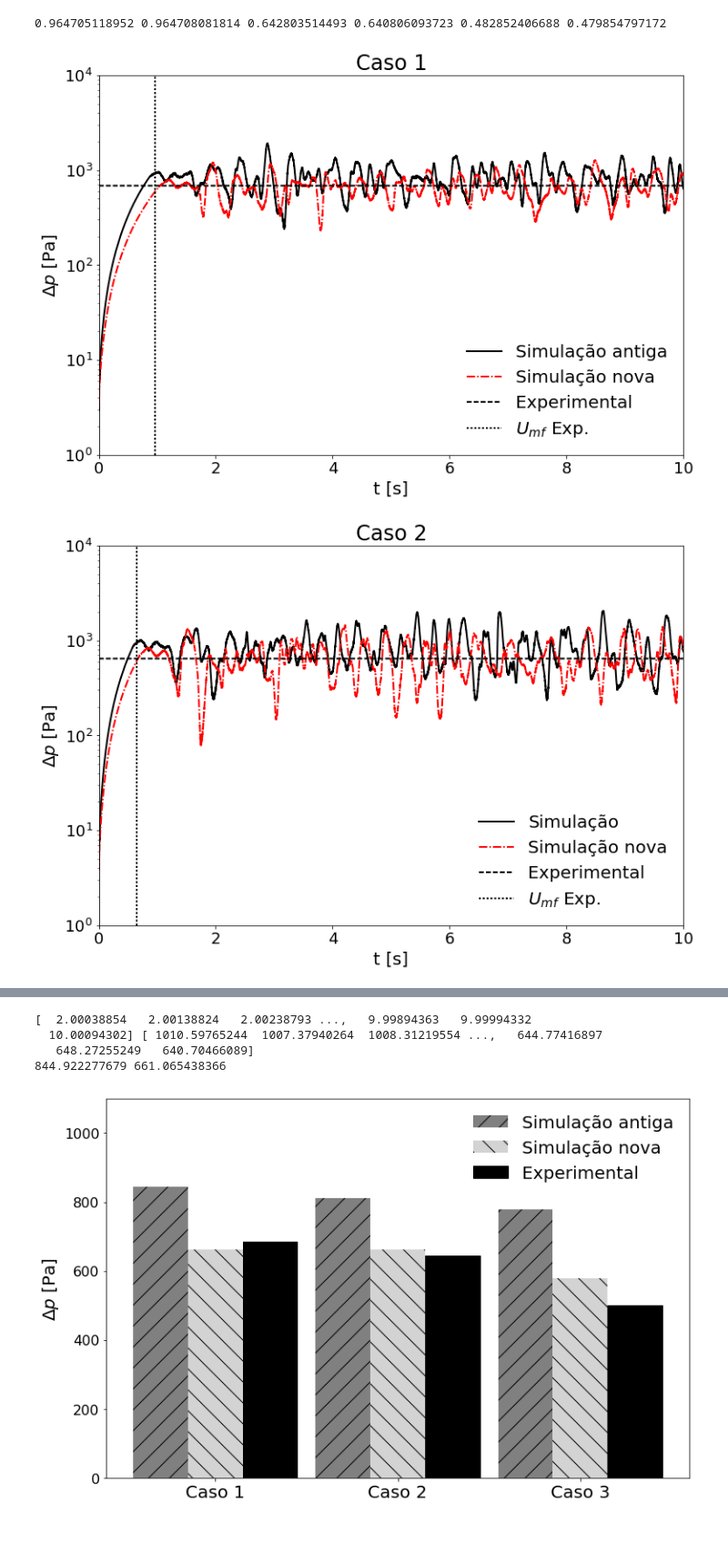
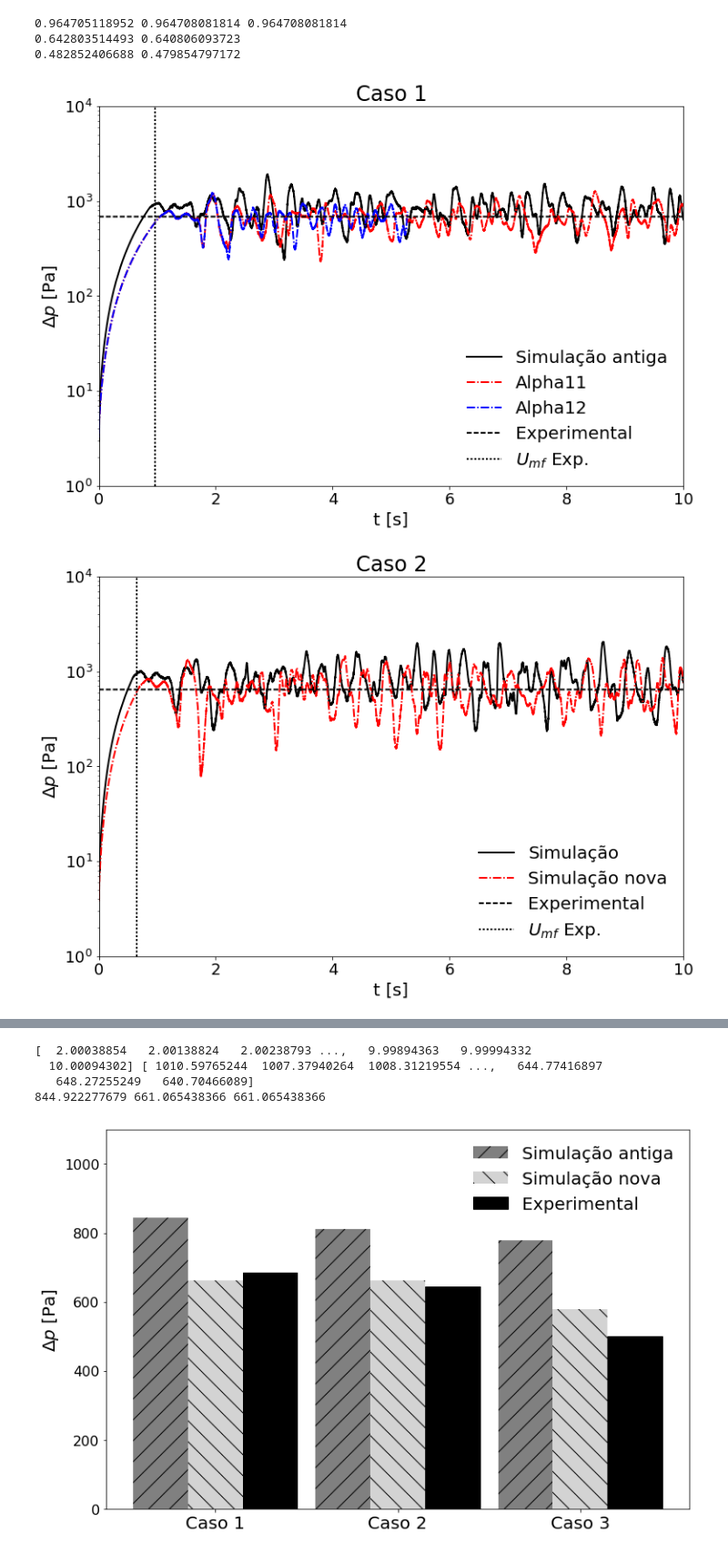
Before and after one commit to lucillalmeida/doutorado-validacoes, a Jupyter notebook: fluidized-bed/Pressure_drop_comparion.ipynb, the cells around one changed output, grey strips where cells are left out. Shown at 91% size. Cells and saved outputs as stored; diff of their text form; code cells hidden in the pictures.

```diff
--- a/fluidized-bed/Pressure_drop_comparion.ipynb
+++ b/fluidized-bed/Pressure_drop_comparion.ipynb
@@ -39,6 +39,10 @@ simulation_data = open("pressure_point1_alpha11.out", 'r')
 i1, case1_time_point1_alpha11, case1_pressure_point1_alpha11 = np.loadtxt(simulation_data, delimiter = ' ', skiprows = 3, unpack = True)
 simulation_data.close()
 
+simulation_data = open("case1-alpha12-standard-ratio4-pressure_point1.out", 'r')
+i5, case1_time_point1_alpha12, case1_pressure_point1_alpha12 = np.loadtxt(simulation_data, delimiter = ' ', skiprows = 3, unpack = True)
+simulation_data.close()
+
 simulation_data = open("NETL-no-distributor-mass-inlet-case1-pressure_point2.out", 'r')
 case1_time_point2, case1_pressure_point2 = np.loadtxt(simulation_data, delimiter = ' ', skiprows = 2, unpack = True)
 simulation_data.close()
@@ -47,12 +51,20 @@ simulation_data = open("pressure_point2_alpha11.out", 'r')
 i2, case1_time_point2_alpha11, case1_pressure_point2_alpha11 = np.loadtxt(simulation_data, delimiter = ' ', skiprows = 3, unpack = True)
 simulation_data.close()
 
+simulation_data = open("case1-alpha12-standard-ratio4-pressure_point2.out", 'r')
+i4, case1_time_point2_alpha12, case1_pressure_point2_alpha12 = np.loadtxt(simulation_data, delimiter = ' ', skiprows = 3, unpack = True)
+simulation_data.close()
+
 simulation_data = open("NETL-no-distributor-mass-inlet-case1-velocity-inlet.out", 'r')
 case1_time_point1, case1_velocity = np.loadtxt(simulation_data, delimiter = ' ', skiprows = 2, unpack = True)
 simulation_data.close()
 
 simulation_data = open("velocity-inlet_alpha11.out", 'r')
 i3, case1_time_point1_alpha11, case1_velocity_alpha11 = np.loadtxt(simulation_data, delimiter = ' ', skiprows = 3, unpack = True)
+simulation_data.close()
+
+simulation_data = open("velocity-inlet_alpha12.out", 'r')
+i3, case1_time_point1_alpha12_vel, case1_velocity_alpha12 = np.loadtxt(simulation_data, delimiter = ' ', skiprows = 3, unpack = True)
 simulation_data.close()
 
 
@@ -113,6 +125,7 @@ simulation_data.close()
 # %%
 case1_pressure_drop = case1_pressure_point1 - case1_pressure_point2
 case1_alpha_pressure_drop = case1_pressure_point1_alpha11 - case1_pressure_point2_alpha11
+case1_alpha12_pressure_drop = case1_pressure_point1_alpha12 - case1_pressure_point2_alpha12
 case2_pressure_drop = case2_pressure_point1 - case2_pressure_point2
 case2_alpha_pressure_drop = case2_pressure_point1_alpha11 - case2_pressure_point2_alpha11
 case3_pressure_drop = case3_pressure_point1 - case3_pressure_point2
@@ -124,14 +137,19 @@ case2_exp_pressure_drop  = np.full(case2_pressure_drop.shape, case2_exp)
 case3_exp_pressure_drop  = np.full(case3_pressure_drop.shape, case3_exp)
 case1_t_min_fluid_velocity = case1_time_point1[np.argmax(case1_velocity>exp_minimum_fluid_velocity)]
 case1_alpha11_t_min_fluid_velocity = case1_time_point1_alpha11[np.argmax(case1_velocity_alpha11>exp_minimum_fluid_velocity)]
+case1_alpha12_t_min_fluid_velocity = case1_time_point1_alpha12[np.argmax(case1_velocity_alpha12>exp_minimum_fluid_velocity)]
 case2_t_min_fluid_velocity = case2_time_point1[np.argmax(case2_velocity>exp_minimum_fluid_velocity)]
 case2_alpha11_t_min_fluid_velocity = case2_time_point1_alpha11[np.argmax(case2_velocity_alpha11>exp_minimum_fluid_velocity)]
 case3_t_min_fluid_velocity = case3_time_point1[np.argmax(case3_velocity>exp_minimum_fluid_velocity)]
 case3_alpha11_t_min_fluid_velocity = case3_time_point1_alpha11[np.argmax(case3_velocity_alpha11>exp_minimum_fluid_velocity)]
 
-print(case1_t_min_fluid_velocity, case1_alpha11_t_min_fluid_velocity, case2_t_min_fluid_velocity, case2_alpha11_t_min_fluid_velocity, case3_t_min_fluid_velocity, case3_alpha11_t_min_fluid_velocity)
+print(case1_t_min_fluid_velocity, case1_alpha11_t_min_fluid_velocity, case1_alpha11_t_min_fluid_velocity)
+print(case2_t_min_fluid_velocity, case2_alpha11_t_min_fluid_velocity)
+print( case3_t_min_fluid_velocity, case3_alpha11_t_min_fluid_velocity)
 # %% [output]
-0.964705118952 0.964708081814 0.642803514493 0.640806093723 0.482852406688 0.479854797172
+0.964705118952 0.964708081814 0.964708081814
+0.642803514493 0.640806093723
+0.482852406688 0.479854797172
 # %%
 #Plotting
 
@@ -140,7 +158,8 @@ print(case1_t_min_fluid_velocity, case1_alpha11_t_min_fluid_velocity, case2_t_mi
 #Case 1
 
 plt.semilogy(case1_time_point1, case1_pressure_drop, linestyle = "-", linewidth = 2, color = "black", label = u"Simulação antiga")
-plt.semilogy(case1_time_point1_alpha11, case1_alpha_pressure_drop, linestyle = "-.", linewidth = 2, color = "red", label = u"Simulação nova")
+plt.semilogy(case1_time_point1_alpha11, case1_alpha_pressure_drop, linestyle = "-.", linewidth = 2, color = "red", label = u"Alpha11")
+plt.semilogy(case1_time_point1_alpha12, case1_alpha12_pressure_drop, linestyle = "-.", linewidth = 2, color = "blue", label = u"Alpha12")
 plt.semilogy(case1_time_point1, case1_exp_pressure_drop, color = "black",  linestyle = "--", linewidth = 2, label = u"Experimental")
 plt.axvline(case1_t_min_fluid_velocity,  color = "black",  linestyle = ":", linewidth = 2, label = u"$U_{mf}$ Exp.")
 plt.title("Caso 1", fontsize = 24)
@@ -179,34 +198,34 @@ plt.semilogy(case3_time_point1, case3_exp_pressure_drop, color = "black",  lines
 plt.semilogy(case3_time_point1_alpha11, case3_alpha_pressure_drop, linestyle = "-.", linewidth = 2, color = "red", label = u"Simulação nova")
 plt.axvline(case3_t_min_fluid_velocity,  color = "black",  linestyle = ":", linewidth = 2, label = u"$U_{mf}$ Exp.")
 plt.title("Caso 3", fontsize = 24)
 plt.xlabel("t [s]", fontsize = 20)
 plt.ylabel("$\\Delta p$ [Pa]", fontsize = 20)
 plt.xticks(fontsize = 18)
 plt.yticks(fontsize = 18)
 plt.legend(fontsize = 20, frameon = False, loc = 4)
 plt.xlim(0, 10)
 plt.ylim(1e0, 1e4)
 plt.savefig('Case3_pressure_drop.png')
 plt.show()
 
 #Case 1
 
 plt.plot(case1_time_point1, case1_pressure_drop/weight_per_area, linestyle = "-", linewidth = 2, color = "black", label = u"Simulação antiga")
 plt.plot(case1_time_point1_alpha11, case1_alpha_pressure_drop/weight_per_area, linestyle = "-.", linewidth = 2, color = "red", label = u"Simulação nova")
 plt.plot(case1_time_point1, case1_exp_pressure_drop/weight_per_area, color = "black",  linestyle = "--", linewidth = 2, label = u"Experimental")
 plt.axvline(case1_t_min_fluid_velocity,  color = "black",  linestyle = ":", linewidth = 2, label = u"$U_{mf}$ Exp.")
 plt.title("Caso 1", fontsize = 24)
 plt.xlabel("t [s]", fontsize = 20)
 plt.ylabel("$\\Delta p$ [Pa]", fontsize = 20)
 plt.xticks(fontsize = 18)
 plt.yticks(fontsize = 18)
 plt.legend(fontsize = 20, frameon = False, loc = 4)
 plt.xlim(0, 10)
 #plt.ylim(1e0, 1e4)
 plt.savefig('Case1_pressure_drop_divided_by_weight.png')
 plt.show()
 # %% [output]
-[figure, old version]
+[figure, new version]
 [figure]
 [figure]
 [figure]
@@ -215,8 +234,10 @@ plt.show()
 
 limited_time_case1 = case1_time_point1[np.argmax(case1_velocity>case1_final_velocity):]
 limited_time_case1_alpha11 = case1_time_point1_alpha11[np.argmax(case1_velocity_alpha11>case1_final_velocity):]
+limited_time_case1_alpha12 = case1_time_point1_alpha12[np.argmax(case1_velocity_alpha12>case1_final_velocity):]
 limited_pressure_case1 = case1_pressure_drop[np.argmax(case1_velocity>case1_final_velocity):]
 limited_pressure_case1_alpha11 = case1_alpha_pressure_drop[np.argmax(case1_velocity_alpha11>case1_final_velocity):]
+limited_pressure_case1_alpha12 = case1_alpha_pressure_drop[np.argmax(case1_velocity_alpha12>case1_final_velocity):]
 print(limited_time_case1,limited_pressure_case1 )
 
 limited_time_case2 = case1_time_point2[np.argmax(case2_velocity>case2_final_velocity):]
@@ -231,15 +252,17 @@ limited_pressure_case3_alpha11 = case3_alpha_pressure_drop[np.argmax(case3_veloc
 
 case1_mean_pressure_drop=np.mean(limited_pressure_case1)
 case1_mean_pressure_drop_alpha11=np.mean(limited_pressure_case1_alpha11)
+case1_mean_pressure_drop_alpha12=np.mean(limited_pressure_case1_alpha12)
 case2_mean_pressure_drop=np.mean(limited_pressure_case2)
 case2_mean_pressure_drop_alpha11=np.mean(limited_pressure_case2_alpha11)
 case3_mean_pressure_drop=np.mean(limited_pressure_case3)
 case3_mean_pressure_drop_alpha11=np.mean(limited_pressure_case3_alpha11)
 
-print(case1_mean_pressure_drop, case1_mean_pressure_drop_alpha11)
+print(case1_mean_pressure_drop, case1_mean_pressure_drop_alpha11, case1_mean_pressure_drop_alpha12)
 
 error_case1 = (case1_exp-case1_mean_pressure_drop)/case1_mean_pressure_drop
 error_case1_alpha11 = (case1_exp-case1_mean_pressure_drop_alpha11)/case1_mean_pressure_drop_alpha11
+error_case1_alpha12 = (case1_exp-case1_mean_pressure_drop_alpha12)/case1_mean_pressure_drop_alpha11
 error_case2 = (case2_exp-case2_mean_pressure_drop)/case2_mean_pressure_drop
 error_case2_alpha11 = (case2_exp-case2_mean_pressure_drop_alpha11)/case2_mean_pressure_drop_alpha11
 error_case3 = (case3_exp-case3_mean_pressure_drop)/case3_mean_pressure_drop
@@ -248,7 +271,7 @@ error_case3_alpha11 = (case3_exp-case3_mean_pressure_drop_alpha11)/case3_mean_pr
 [  2.00038854   2.00138824   2.00238793 ...,   9.99894363   9.99994332
   10.00094302] [ 1010.59765244  1007.37940264  1008.31219554 ...,   644.77416897
    648.27255249   640.70466089]
-844.922277679 661.065438366
+844.922277679 661.065438366 661.065438366
 # %%
 #histrogram plotting
 
```
Also changed, not shown: parts of 1 cell of this notebook, 13 other files.
